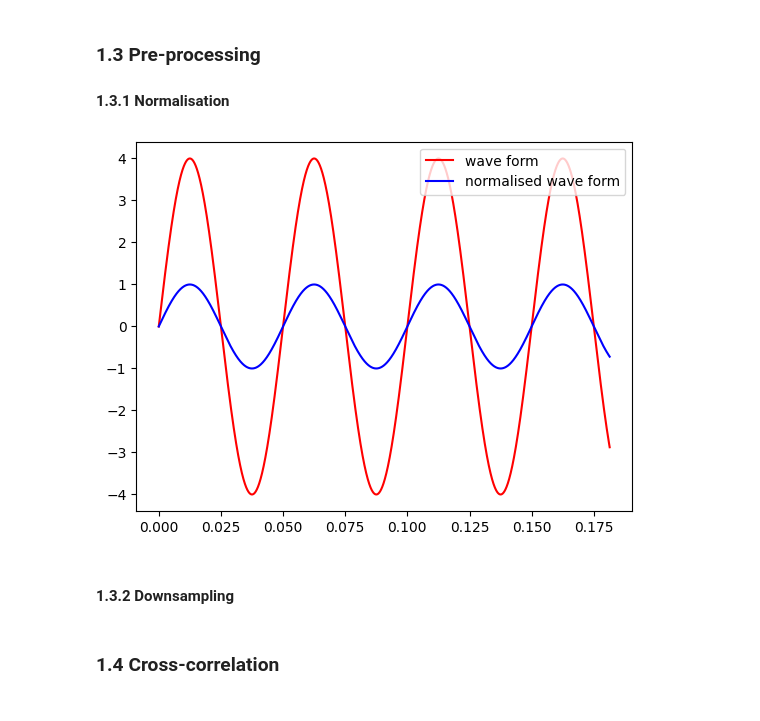
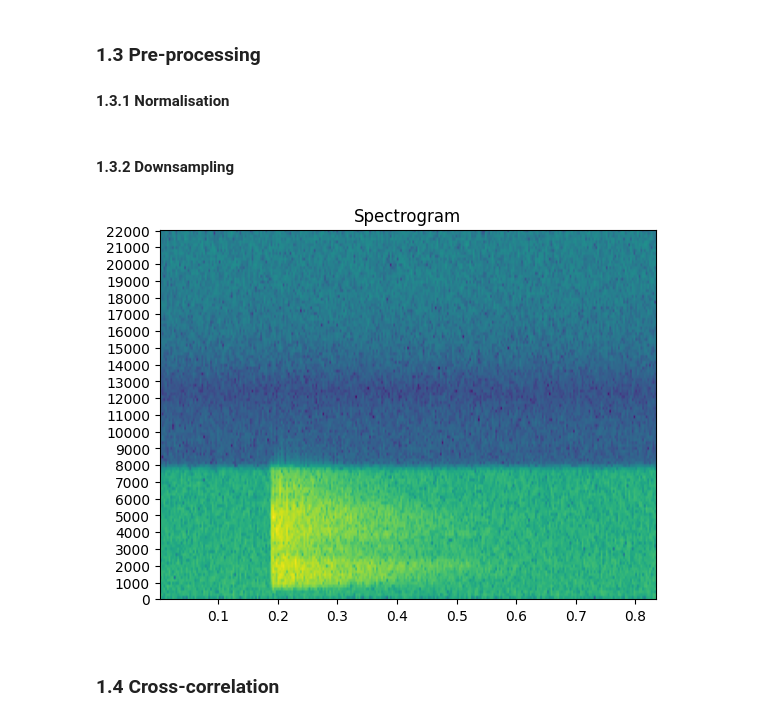
Before and after one commit to ThomasBernard28/spProject, a Jupyter notebook: SP - Project2022.ipynb, the cells around one changed output. Drawn from its saved outputs; the diff is of its cells as text; code cells hidden in the pictures.

```diff
--- a/SP - Project2022.ipynb
+++ b/SP - Project2022.ipynb
@@ -79,57 +79,44 @@ for i, sample in enumerate(create_sine_wave(20, 8/2, 44100, 8000)):
 # %% [markdown]
 ### 1.3 Pre-processing
 #### 1.3.1 Normalisation
-# %%
-def normalise(s):
-
-    return s/np.max(np.abs(s))
-
-
-def test():
-    # test function
-    s = create_sine_wave(20, 8/2, 44100, 8000)
-    plt.plot(np.arange(8000)/44100,s, color='red', label="wave form")
-    plt.legend(loc='upper right')
-
-    s_norm = normalise(s)
-    plt.plot(np.arange(8000)/44100,s_norm, color='blue',label="normalised wave form")
-    plt.legend(loc='upper right')
-
-    plt.show()
-# call and test your function here #
-test()
-# %% [output]
-[figure, removed]
 # %% [markdown]
 #### 1.3.2 Downsampling
 # %%
 ## 1 - spectral analysis via spectrogram
-plt.specgram( , Fs= )
+LocateClaps = "LocateClaps/M1_0.wav"
+wavefile = read_wavefile(LocateClaps)
+
+plt.specgram(wavefile[2] ,Fs=wavefile[0])
+plt.yticks(np.arange(0, 23000, 1000))
 plt.title("Spectrogram")
 plt.show()
+# On voit que les fréquences utiles vont jusque 8000Hz.
+# On va donc passer de 44.1kHz à 2 * 8kHz = 16kHz
 
 ## 2 - Anti-aliasing filter synthesis
 def create_filter_cheby(wp, ws, gpass, gstop, fs):
 
     # your code here #
 
     return B, A
 
 def create_filter_cauer(wp, ws, gpass, gstop, fs):
 
     # your code here #
 
     return B, A
 
 ## 3 - Decimation
 def downsampling(sig, B, A, M):
 
     # your code here #
 
     return out
 
 
 # call and test your function here
+# %% [output]
+[figure, added]
 # %% [markdown]
 ### 1.4 Cross-correlation
 # %%
```
